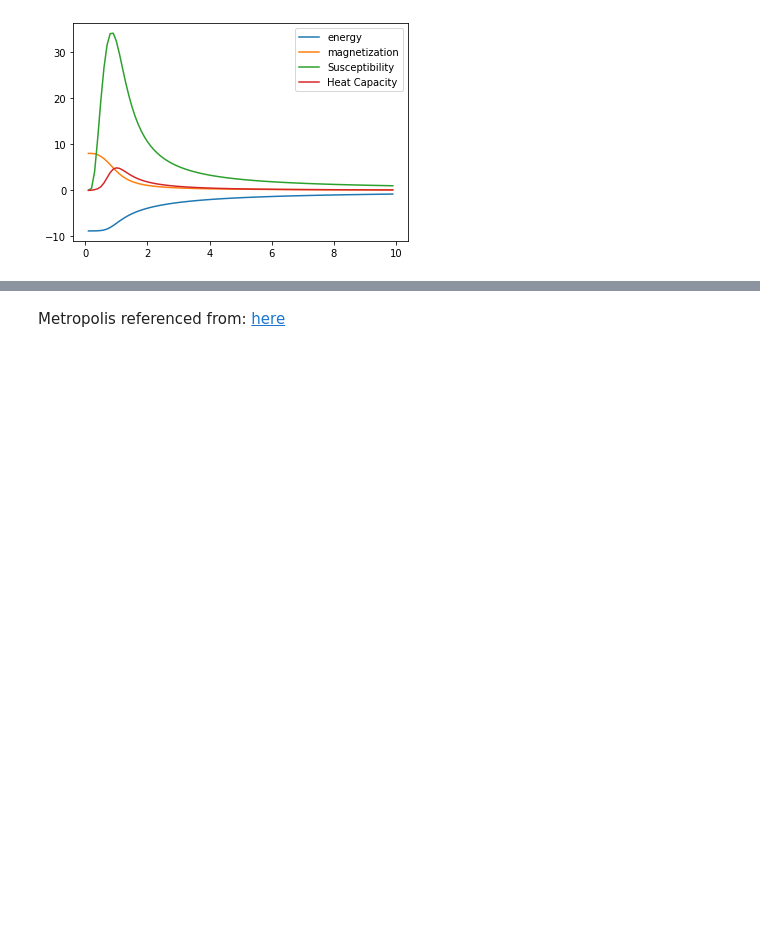
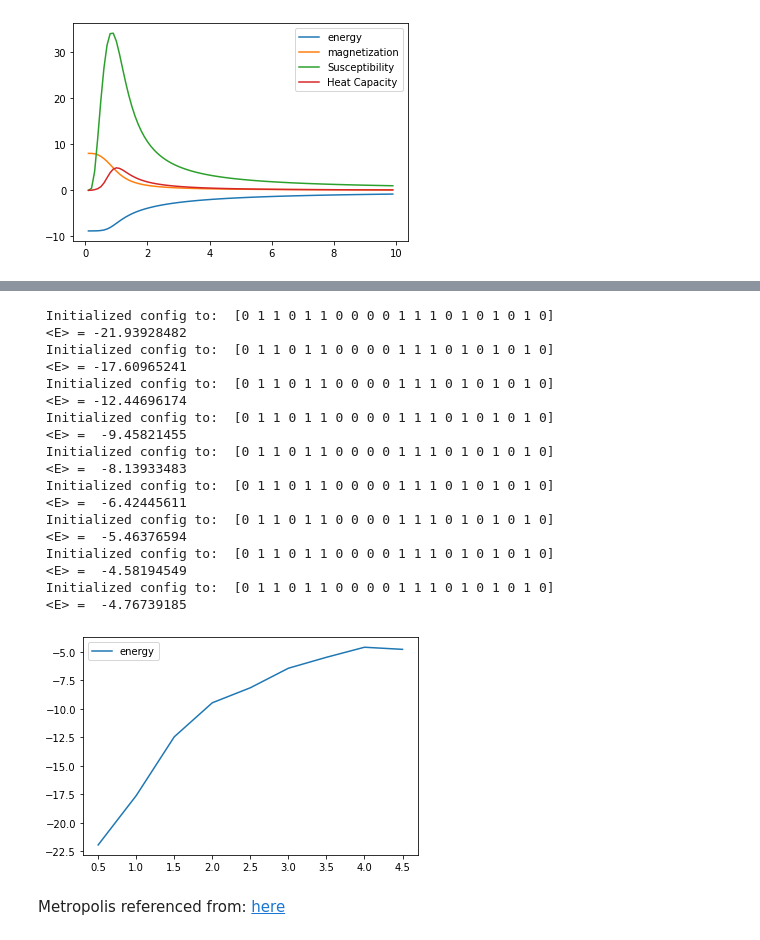
Before and after one commit to Reesem89/MonteCarlo, a Jupyter notebook: ising.ipynb, the cells around one changed output, grey strips where cells are left out. Saved outputs shown, nothing was run; the diff lists cells and outputs as text; code cells hidden in the pictures; blank space fills up the shorter version.

```diff
--- a/ising.ipynb
+++ b/ising.ipynb
@@ -243,2 +293,49 @@ print(" %12.8f"%np.mean(Eseries))
+# %%
+Tpoints = 10
+e_list = []
+T_list = []
+for Ti in range(1,10):
+    T = .5*Ti
+    conf = montecarlo.SpinConfig1D(N=N)
+    conf.initialize(M=int(N/2))
+    E = compute_montecarlo(ham, conf, T, 10000, 6000, plot=False)
+
+    e_list.append(E)
+    T_list.append(T)
+
+plt.plot(T_list, e_list, label="energy");
+# plt.plot(T_list, m_list, label="magnetization");
+# plt.plot(T_list, m2_list, label="Susceptibility");
+# plt.plot(T_list, e2_list, label="Heat Capacity");
+plt.legend();
+
+# Tc_ind = np.argmax(m2_list)
+# print(" Critical Temperature: %12.8f " %(T_list[Tc_ind]))
+# print("     E:  %12.8f" %(e_list[Tc_ind]))
+# print("     M:  %12.8f" %(m_list[Tc_ind]))
+# print("     EE: %12.8f" %(e2_list[Tc_ind]))
+# print("     MM: %12.8f" %(m2_list[Tc_ind]))
+# Tc2 = T_list[np.argmax(e2_list)]
+# print(" Critical Temperature: %12.8f" %(Tc2))
+# %% [output]
+ Initialized config to:  [0 1 1 0 1 1 0 0 0 0 1 1 1 0 1 0 1 0 1 0]
+ <E> = -21.93928482
+ Initialized config to:  [0 1 1 0 1 1 0 0 0 0 1 1 1 0 1 0 1 0 1 0]
+ <E> = -17.60965241
+ Initialized config to:  [0 1 1 0 1 1 0 0 0 0 1 1 1 0 1 0 1 0 1 0]
+ <E> = -12.44696174
+ Initialized config to:  [0 1 1 0 1 1 0 0 0 0 1 1 1 0 1 0 1 0 1 0]
+ <E> =  -9.45821455
+ Initialized config to:  [0 1 1 0 1 1 0 0 0 0 1 1 1 0 1 0 1 0 1 0]
+ <E> =  -8.13933483
+ Initialized config to:  [0 1 1 0 1 1 0 0 0 0 1 1 1 0 1 0 1 0 1 0]
+ <E> =  -6.42445611
+ Initialized config to:  [0 1 1 0 1 1 0 0 0 0 1 1 1 0 1 0 1 0 1 0]
+ <E> =  -5.46376594
+ Initialized config to:  [0 1 1 0 1 1 0 0 0 0 1 1 1 0 1 0 1 0 1 0]
+ <E> =  -4.58194549
+ Initialized config to:  [0 1 1 0 1 1 0 0 0 0 1 1 1 0 1 0 1 0 1 0]
+ <E> =  -4.76739185
+[figure, added]
 # %% [markdown]
 Metropolis referenced from: [here](https://arxiv.org/pdf/0803.0217.pdf)
```
Also changed, not shown: parts of 6 cells of this notebook, 1 other file.
